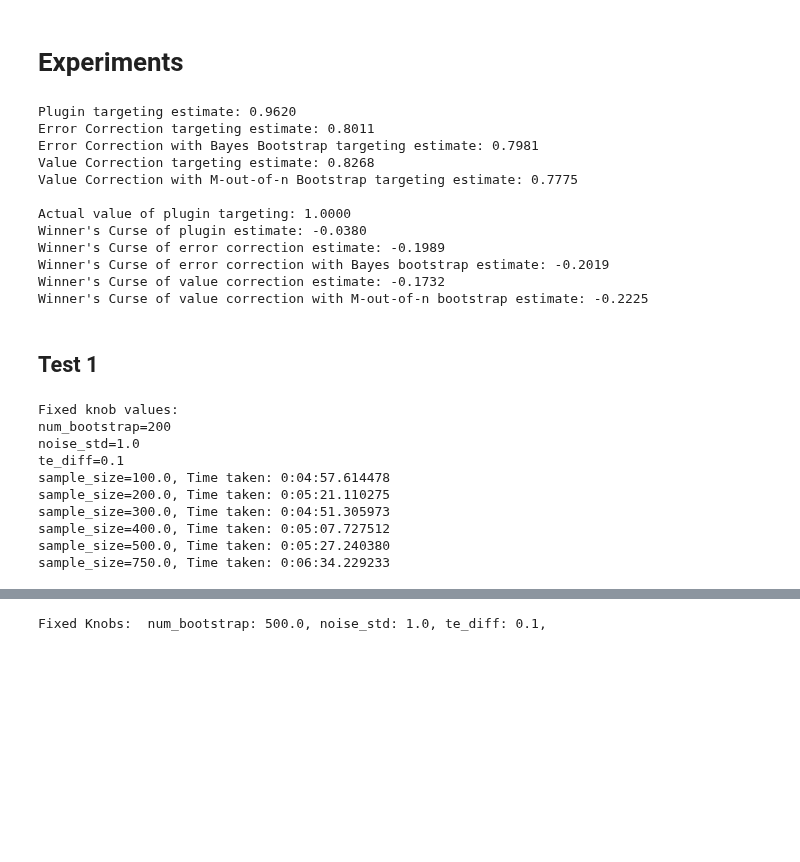
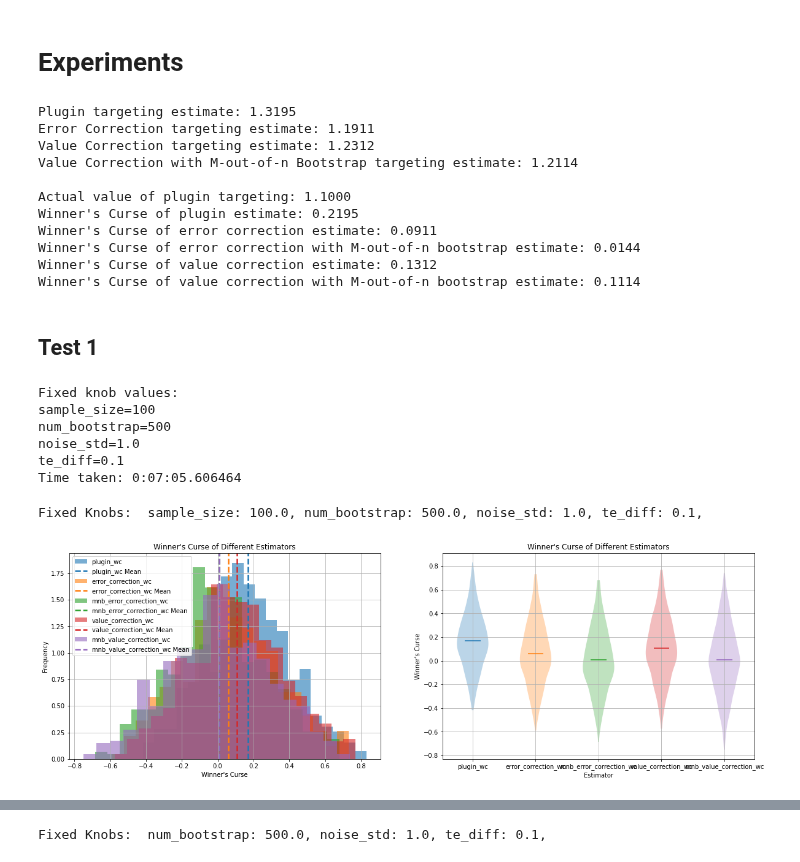
Before and after one commit to iamsikun/winners-curse, a Jupyter notebook: notebooks/base.ipynb, the cells around one changed output, grey strips where cells are left out. Drawn from its saved outputs; the diff is of its cells as text; code cells hidden in the pictures; blank space fills up the shorter version.

```diff
--- a/notebooks/base.ipynb
+++ b/notebooks/base.ipynb
@@ -72,34 +72,32 @@ true_plugin_targ_val = evaluate_targeting_policy(test_x, plugin_estmr.get_target
 vc_targ_est = vc_estmr.estimate_targeting_value(test_x, budget=budget)
 mnbvc_targ_est = mnbvc_estmr.estimate_targeting_value(test_x, budget=budget)
 # error correction estimators
-ec_targ_est = ec_estmr.estimate_targeting_value(test_x, budget=budget)
-bec_targ_est = bec_estmr.estimate_targeting_value(test_x, budget=budget)
+ec_targ_est = ec_estmr.estimate_targeting_value(test_x, budget=budget, resid_method=3)
+mnbec_targ_est = mnbec_estmr.estimate_targeting_value(test_x, budget=budget, resid_method=3)
 
 print(f"Plugin targeting estimate: {plugin_targ_est:.4f}")
 print(f"Error Correction targeting estimate: {ec_targ_est:.4f}")
-print(f"Error Correction with Bayes Bootstrap targeting estimate: {bec_targ_est:.4f}")
 print(f"Value Correction targeting estimate: {vc_targ_est:.4f}")
 print(f"Value Correction with M-out-of-n Bootstrap targeting estimate: {mnbvc_targ_est:.4f}")
 
 print(f"\nActual value of plugin targeting: {true_plugin_targ_val:.4f}")
 print(f"Winner's Curse of plugin estimate: {plugin_targ_est - true_plugin_targ_val:.4f}")
 print(f"Winner's Curse of error correction estimate: {ec_targ_est - true_plugin_targ_val:.4f}")
-print(f"Winner's Curse of error correction with Bayes bootstrap estimate: {bec_targ_est - true_plugin_targ_val:.4f}")
+print(f"Winner's Curse of error correction with M-out-of-n bootstrap estimate: {mnbec_targ_est - true_plugin_targ_val:.4f}")
 print(f"Winner's Curse of value correction estimate: {vc_targ_est - true_plugin_targ_val:.4f}")
 print(f"Winner's Curse of value correction with M-out-of-n bootstrap estimate: {mnbvc_targ_est - true_plugin_targ_val:.4f}")
 # %% [output]
-Plugin targeting estimate: 0.9620
-Error Correction targeting estimate: 0.8011
-Error Correction with Bayes Bootstrap targeting estimate: 0.7981
-Value Correction targeting estimate: 0.8268
-Value Correction with M-out-of-n Bootstrap targeting estimate: 0.7775
+Plugin targeting estimate: 1.3195
+Error Correction targeting estimate: 1.1911
+Value Correction targeting estimate: 1.2312
+Value Correction with M-out-of-n Bootstrap targeting estimate: 1.2114
 
-Actual value of plugin targeting: 1.0000
-Winner's Curse of plugin estimate: -0.0380
-Winner's Curse of error correction estimate: -0.1989
-Winner's Curse of error correction with Bayes bootstrap estimate: -0.2019
-Winner's Curse of value correction estimate: -0.1732
-Winner's Curse of value correction with M-out-of-n bootstrap estimate: -0.2225
+Actual value of plugin targeting: 1.1000
+Winner's Curse of plugin estimate: 0.2195
+Winner's Curse of error correction estimate: 0.0911
+Winner's Curse of error correction with M-out-of-n bootstrap estimate: 0.0144
+Winner's Curse of value correction estimate: 0.1312
+Winner's Curse of value correction with M-out-of-n bootstrap estimate: 0.1114
 # %% [markdown]
 ## Test 1
 # %%
@@ -144,28 +142,29 @@ estimators_dict = {
 }
 # %%
 grid_results = grid_experiment(
-    sample_sizes=[100, 200, 300, 400, 500, 750, 1000, 1500, 2000, 2500, 3000, 4000, 5000],
-    num_bootstraps=[200],
+    sample_sizes=[100],
+    num_bootstraps=[500],
     noise_stds=[1.0],
     te_diffs=[0.1],
     dgp_params=dgp_params,
     targeting_params=targeting_params,
     estimators_dict=estimators_dict,
-    save_dir='results/sample_size_test.csv',
+    save_dir='results/test.csv',
     num_test_groups=25, num_repeats_per_test_group=25,
     verbose=True
 )
 # %% [output]
 Fixed knob values:
-num_bootstrap=200
+sample_size=100
+num_bootstrap=500
 noise_std=1.0
 te_diff=0.1
-sample_size=100.0, Time taken: 0:04:57.614478
-sample_size=200.0, Time taken: 0:05:21.110275
-sample_size=300.0, Time taken: 0:04:51.305973
-sample_size=400.0, Time taken: 0:05:07.727512
-sample_size=500.0, Time taken: 0:05:27.240380
-sample_size=750.0, Time taken: 0:06:34.229233
+Time taken: 0:07:05.606464
+# %%
+plot_winners_curse_hist(result_dir='results/test.csv')
+# %% [output]
+Fixed Knobs:  sample_size: 100.0, num_bootstrap: 500.0, noise_std: 1.0, te_diff: 0.1,
+[figure, added]
 # %%
 plot_winners_curse_2d(
     result_dir='results/sample_size_test.csv', x='sample_size', confidence_level=0.95,
```
Also changed, not shown: parts of 3 cells of this notebook, 7 other files.
